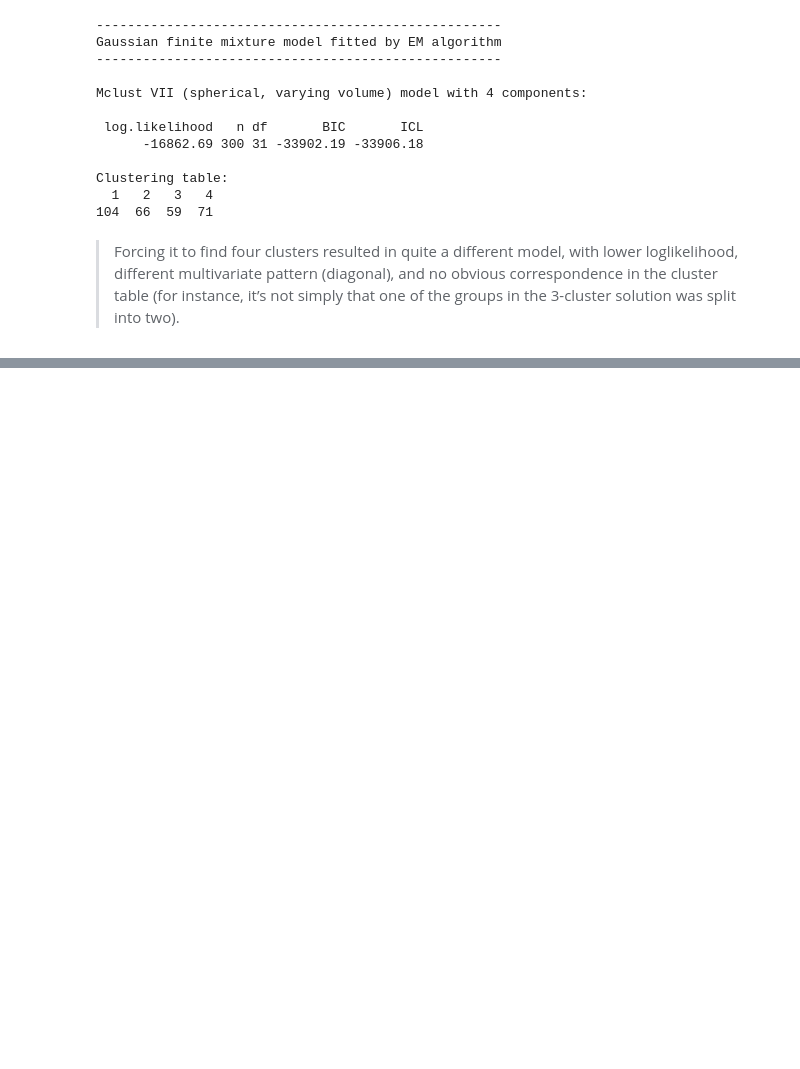
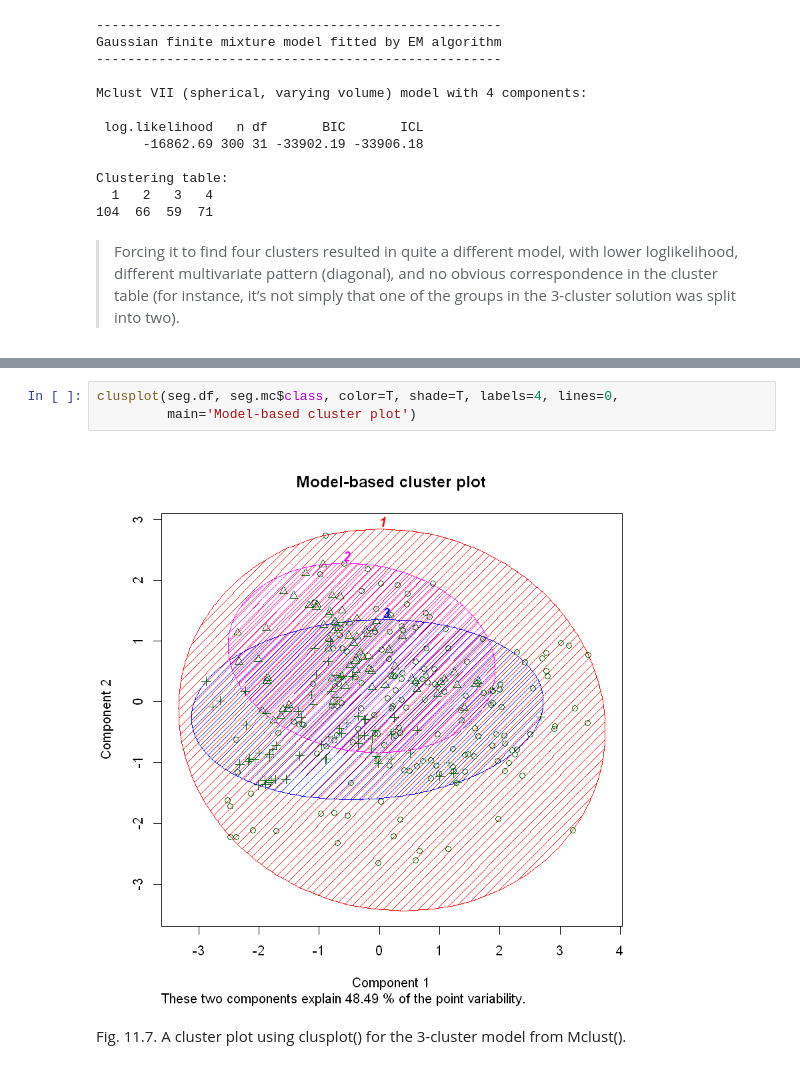
Before and after one commit to LeeChang-Soo/R-for-marketing-analytics, a Jupyter notebook: 11_clustering_R_marketing.ipynb, the cells around one changed output, grey strips where cells are left out. Saved outputs shown, nothing was run; the diff lists cells and outputs as text; blank space fills up the shorter version.

```diff
--- a/11_clustering_R_marketing.ipynb
+++ b/11_clustering_R_marketing.ipynb
@@ -617,0 +664,8 @@ in the cluster table (for instance, it’s not simply that one of the groups in
+# %%
+clusplot(seg.df, seg.mc$class, color=T, shade=T, labels=4, lines=0,
+         main='Model-based cluster plot')
+# %% [output]
+[figure, added]
+# %% [markdown]
+Fig. 11.7. A cluster plot using clusplot() for the 3-cluster
+model from Mclust().
```
Also changed, not shown: parts of 127 cells of this notebook.
